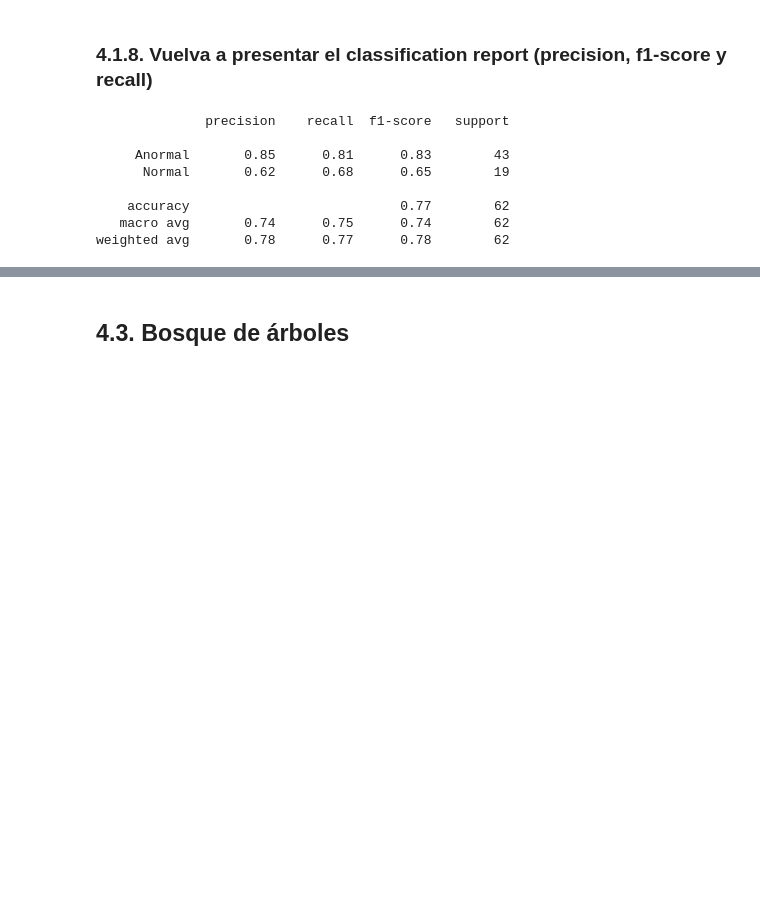
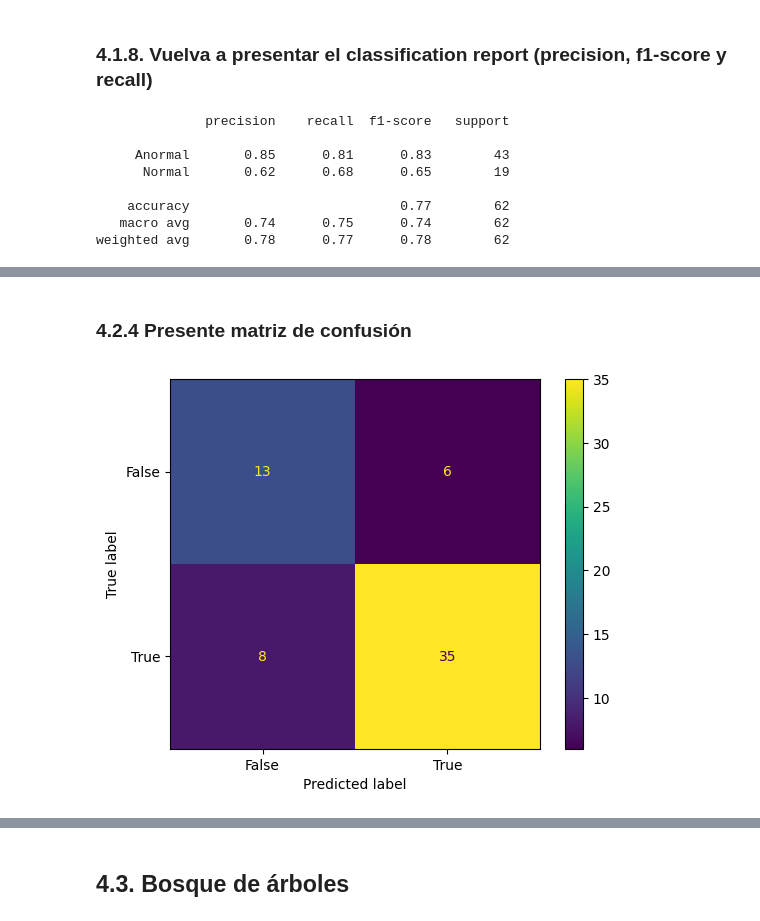
Before and after one commit to notGabo/ET_MachineLearning, a Jupyter notebook: et_ml.ipynb, the cells around one changed output, grey strips where cells are left out. Cells and saved outputs as stored; diff of their text form; code cells hidden in the pictures; blank space fills up the shorter version.

```diff
--- a/et_ml.ipynb
+++ b/et_ml.ipynb
@@ -345,0 +377,4 @@ weighted avg       0.78      0.77      0.78        62
+# %%
+from sklearn.metrics import classification_report
+y_predic = modelo.predict(X_test)
+print(classification_report(Y_test_binary,y_predic))
@@ -345,0 +390,11 @@ weighted avg       0.78      0.77      0.78        62
+# %% [markdown]
+### 4.2.4 Presente matriz de confusión
+# %%
+from sklearn import metrics
+from sklearn.metrics import confusion_matrix
+confusion_matrix_arbol = metrics.confusion_matrix(Y_test_binary, y_predic)
+cm_display_arbol = metrics.ConfusionMatrixDisplay(confusion_matrix = confusion_matrix_arbol, display_labels = [False, True])
+cm_display_arbol.plot()
+plt.show()
+# %% [output]
+[figure, added]
```
Also changed, not shown: parts of 16 cells of this notebook.
